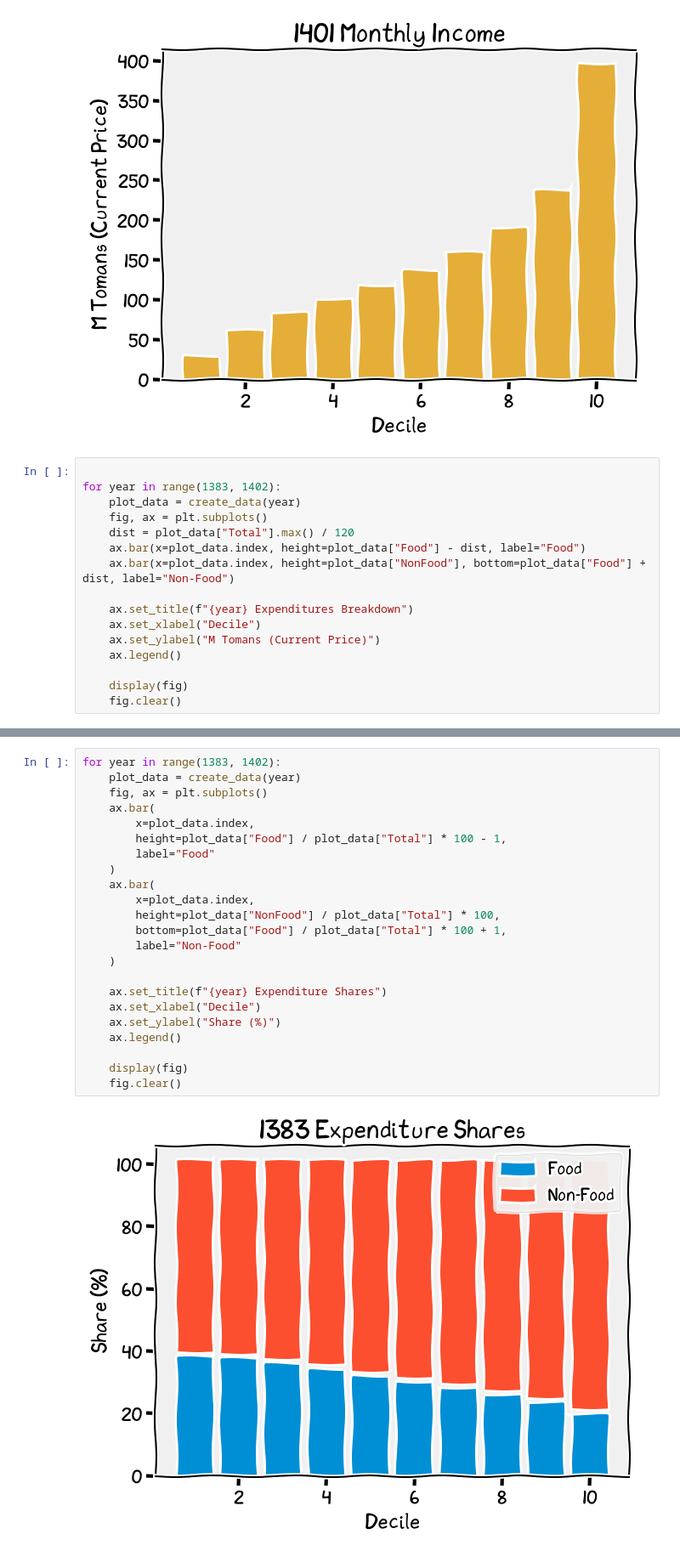
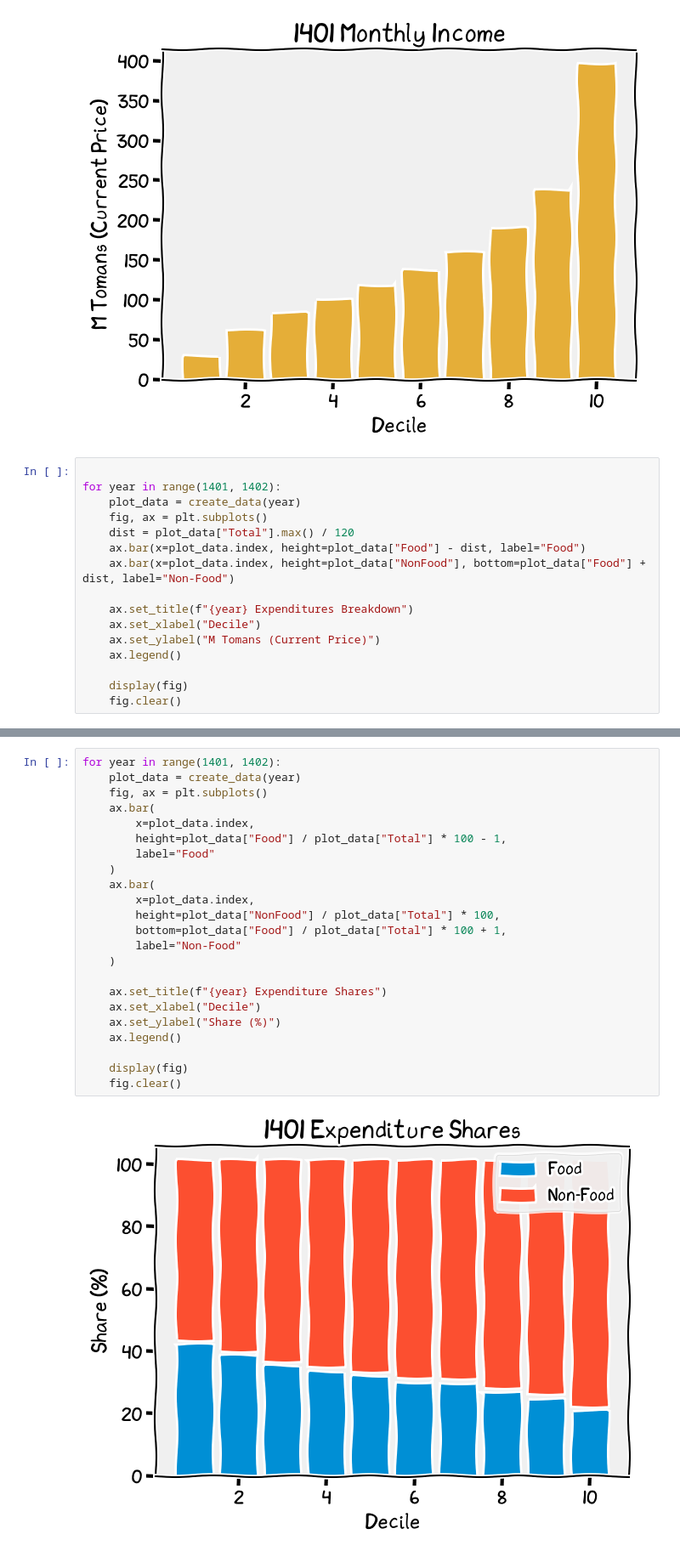
Before and after one commit to Choraz/videos, a Jupyter notebook: 1402/1_maslow/part2_iran.ipynb, the cells around one changed output, grey strips where cells are left out. Shown at 85% size. Saved outputs shown, nothing was run; the diff lists cells and outputs as text.

```diff
--- a/1402/1_maslow/part2_iran.ipynb
+++ b/1402/1_maslow/part2_iran.ipynb
@@ -53,7 +59,7 @@ Text(0, 0.5, 'M Tomans (Current Price)')
 [figure]
 # %%
 
-for year in range(1383, 1402):
+for year in range(1401, 1402):
     plot_data = create_data(year)
     fig, ax = plt.subplots()
     dist = plot_data["Total"].max() / 120
@@ -70,25 +79,25 @@ for year in range(1383, 1402):
 # %%
-for year in range(1383, 1402):
+for year in range(1401, 1402):
     plot_data = create_data(year)
     fig, ax = plt.subplots()
     ax.bar(
         x=plot_data.index,
         height=plot_data["Food"] / plot_data["Total"] * 100 - 1,
         label="Food"
     )
     ax.bar(
         x=plot_data.index,
         height=plot_data["NonFood"] / plot_data["Total"] * 100,
         bottom=plot_data["Food"] / plot_data["Total"] * 100 + 1,
         label="Non-Food"
     )
 
     ax.set_title(f"{year} Expenditure Shares")
     ax.set_xlabel("Decile")
     ax.set_ylabel("Share (%)")
     ax.legend()
 
     display(fig)
     fig.clear()
 # %% [output]
-[figure, old version]
+[figure, new version]
```
Also changed, not shown: parts of 8 cells of this notebook, 3 other files.
